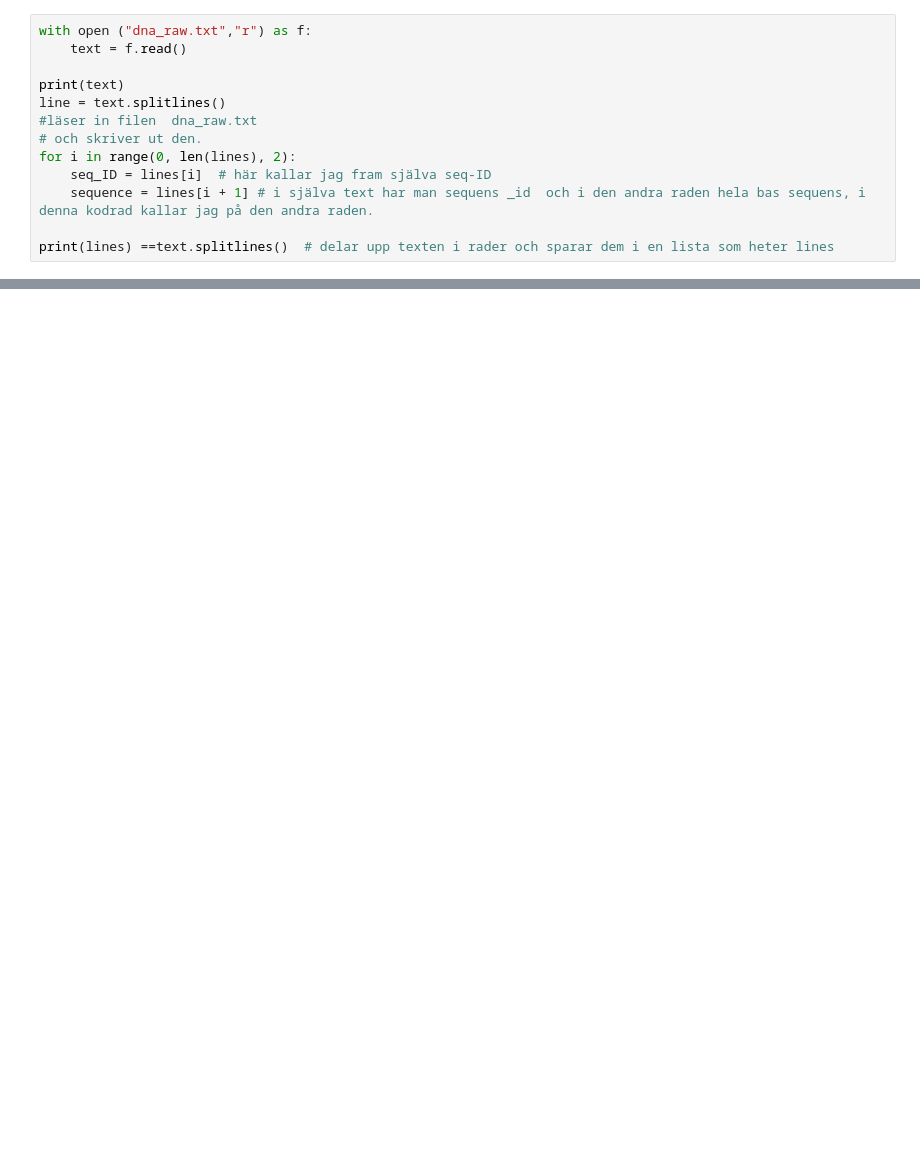
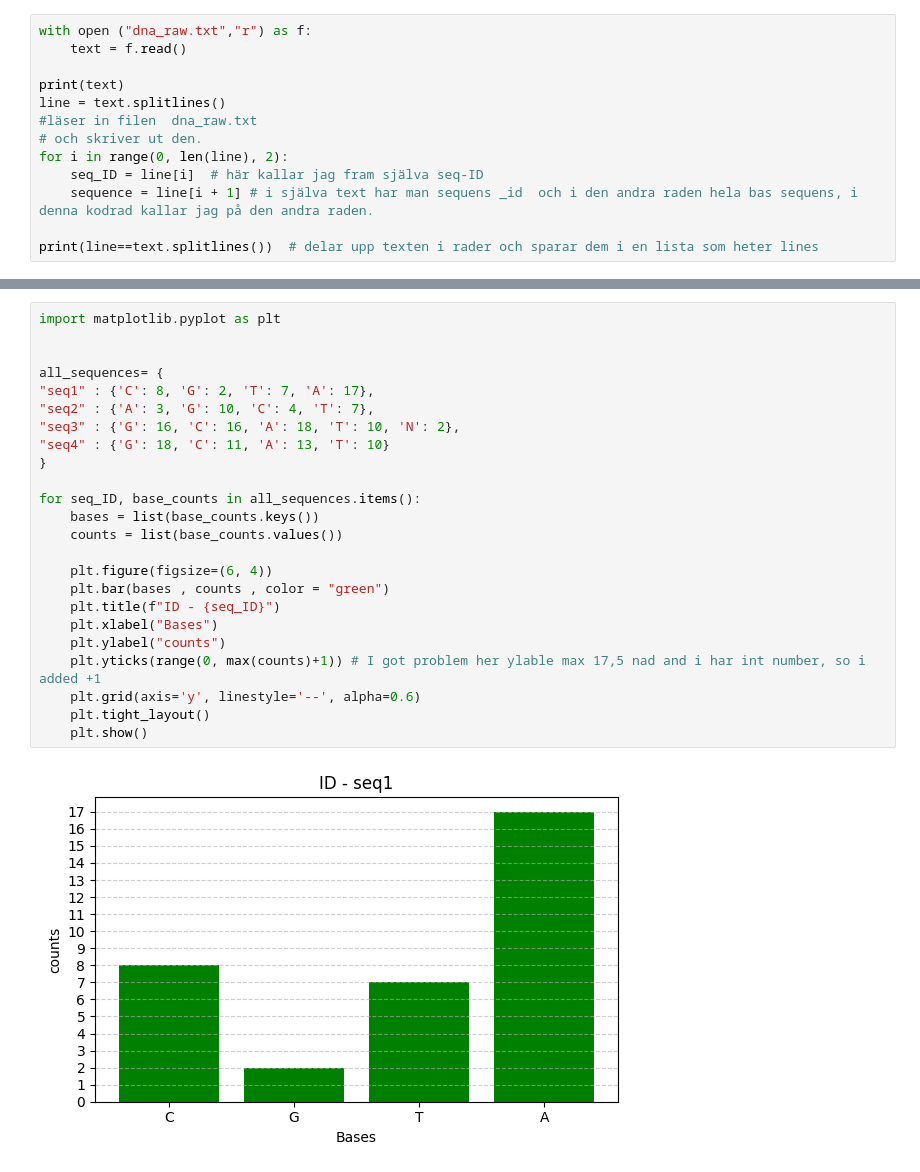
Before and after one commit to Zm-ah/python_-zineb-_-mouhib-_-DE25_lab1-, a Jupyter notebook: lab1.py/task1.ipynb, the cells around one changed output, grey strips where cells are left out. Drawn from its saved outputs; the diff is of its cells as text; blank space fills up the shorter version.

```diff
--- a/lab1.py/task1.ipynb
+++ b/lab1.py/task1.ipynb
@@ -6,11 +6,11 @@ print(text)
 line = text.splitlines()
 #läser in filen  dna_raw.txt
 # och skriver ut den.
-for i in range(0, len(lines), 2):
-    seq_ID = lines[i]  # här kallar jag fram själva seq-ID
-    sequence = lines[i + 1] # i själva text har man sequens _id  och i den andra raden hela bas sequens, i denna kodrad kallar jag på den andra raden.
+for i in range(0, len(line), 2):
+    seq_ID = line[i]  # här kallar jag fram själva seq-ID
+    sequence = line[i + 1] # i själva text har man sequens _id  och i den andra raden hela bas sequens, i denna kodrad kallar jag på den andra raden.
 
-print(lines) ==text.splitlines()  # delar upp texten i rader och sparar dem i en lista som heter lines
+print(line==text.splitlines())  # delar upp texten i rader och sparar dem i en lista som heter lines
 # %% [output]
 >seq1
 cGTAaccaataaaaaaacaagcttaacctaattc
@@ -86,0 +66,26 @@ plt.show()
+# %%
+import matplotlib.pyplot as plt
+
+
+all_sequences= {
+"seq1" : {'C': 8, 'G': 2, 'T': 7, 'A': 17},
+"seq2" : {'A': 3, 'G': 10, 'C': 4, 'T': 7},
+"seq3" : {'G': 16, 'C': 16, 'A': 18, 'T': 10, 'N': 2},
+"seq4" : {'G': 18, 'C': 11, 'A': 13, 'T': 10}
+}
+
+for seq_ID, base_counts in all_sequences.items():
+    bases = list(base_counts.keys())
+    counts = list(base_counts.values())
+
+    plt.figure(figsize=(6, 4))
+    plt.bar(bases , counts , color = "green")
+    plt.title(f"ID - {seq_ID}")
+    plt.xlabel("Bases")
+    plt.ylabel("counts")
+    plt.yticks(range(0, max(counts)+1)) # I got problem her ylable max 17,5 nad and i har int number, so i added +1
+    plt.grid(axis='y', linestyle='--', alpha=0.6)
+    plt.tight_layout()
+    plt.show()
+# %% [output]
+[figure, added]
```
Also changed, not shown: parts of 4 cells of this notebook.
